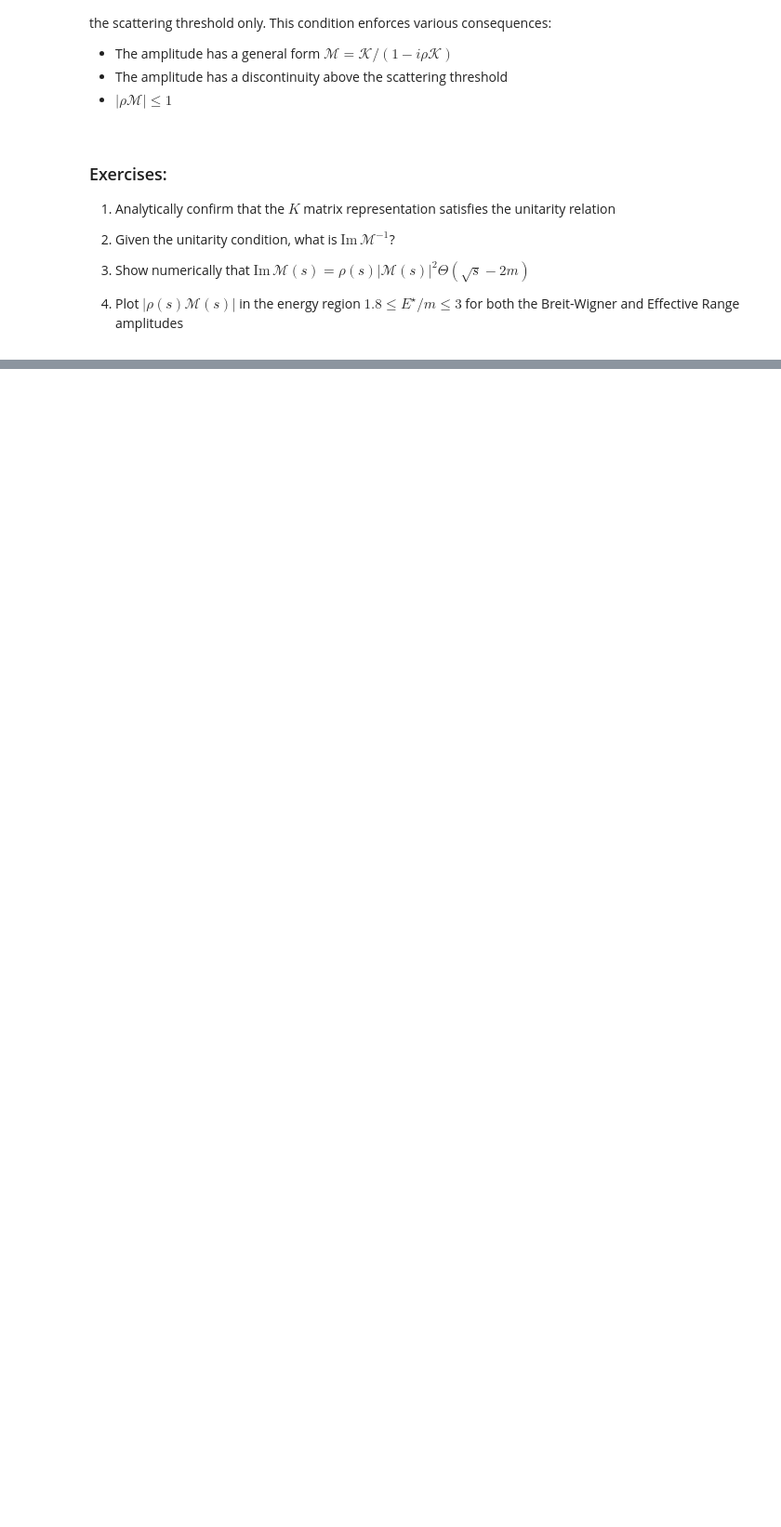
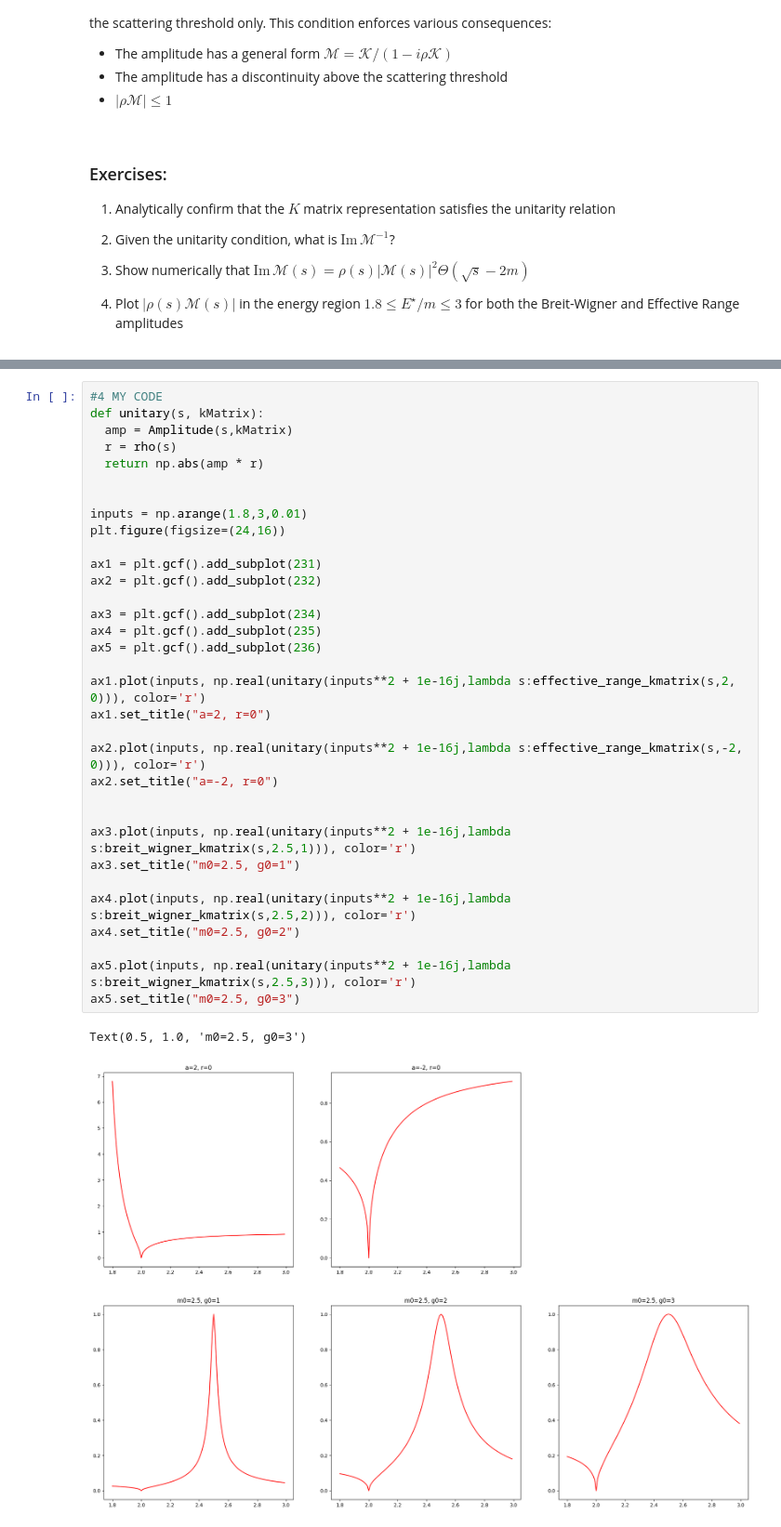
Before and after one commit to summersshen/LatticeSummerSchool2021-ScatteringExercises, a Jupyter notebook: Notebooks/hadspec_ex1_scattering.ipynb, the cells around one changed output, grey strips where cells are left out. Shown at 93% size. Drawn from its saved outputs; the diff is of its cells as text; blank space fills up the shorter version.

```diff
--- a/Notebooks/hadspec_ex1_scattering.ipynb
+++ b/Notebooks/hadspec_ex1_scattering.ipynb
@@ -579,3 +609,39 @@ plot_unitarity_check(lambda s:Kmatrix_BreitWigner(s,m0,g0))
+# %%
+#4 MY CODE
+def unitary(s, kMatrix):
+  amp = Amplitude(s,kMatrix)
+  r = rho(s)
+  return np.abs(amp * r)
+
+
+inputs = np.arange(1.8,3,0.01)
+plt.figure(figsize=(24,16))
+
+ax1 = plt.gcf().add_subplot(231)
+ax2 = plt.gcf().add_subplot(232)
+
+ax3 = plt.gcf().add_subplot(234)
+ax4 = plt.gcf().add_subplot(235)
+ax5 = plt.gcf().add_subplot(236)
+
+ax1.plot(inputs, np.real(unitary(inputs**2 + 1e-16j,lambda s:effective_range_kmatrix(s,2, 0))), color='r')
+ax1.set_title("a=2, r=0")
+
+ax2.plot(inputs, np.real(unitary(inputs**2 + 1e-16j,lambda s:effective_range_kmatrix(s,-2, 0))), color='r')
+ax2.set_title("a=-2, r=0")
+
+
+ax3.plot(inputs, np.real(unitary(inputs**2 + 1e-16j,lambda s:breit_wigner_kmatrix(s,2.5,1))), color='r')
+ax3.set_title("m0=2.5, g0=1")
+
+ax4.plot(inputs, np.real(unitary(inputs**2 + 1e-16j,lambda s:breit_wigner_kmatrix(s,2.5,2))), color='r')
+ax4.set_title("m0=2.5, g0=2")
+
+ax5.plot(inputs, np.real(unitary(inputs**2 + 1e-16j,lambda s:breit_wigner_kmatrix(s,2.5,3))), color='r')
+ax5.set_title("m0=2.5, g0=3")
+# %% [output]
+Text(0.5, 1.0, 'm0=2.5, g0=3')
+[figure, added]
 # %% [markdown]
 ## Magnitudes and Phases
 
```
Also changed, not shown: parts of 21 cells of this notebook.
